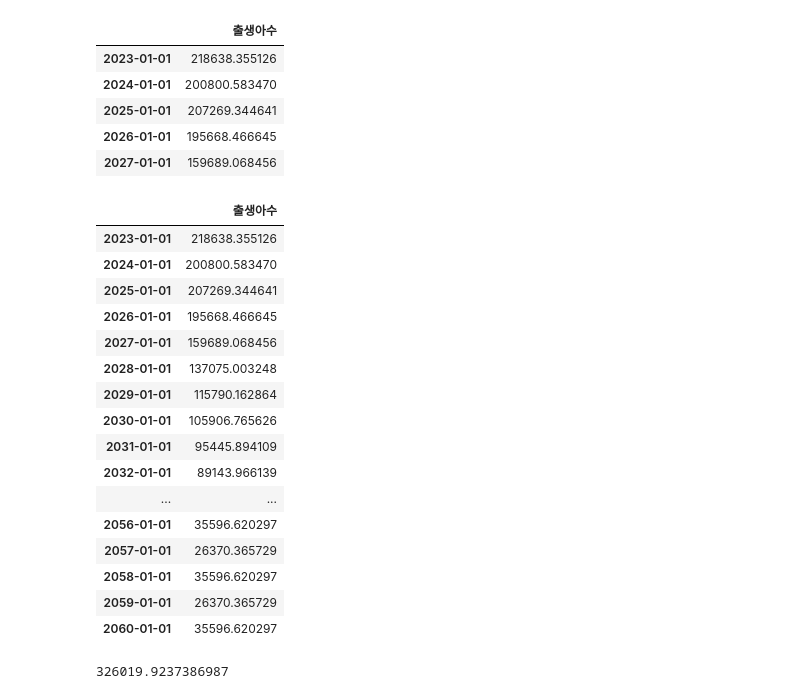
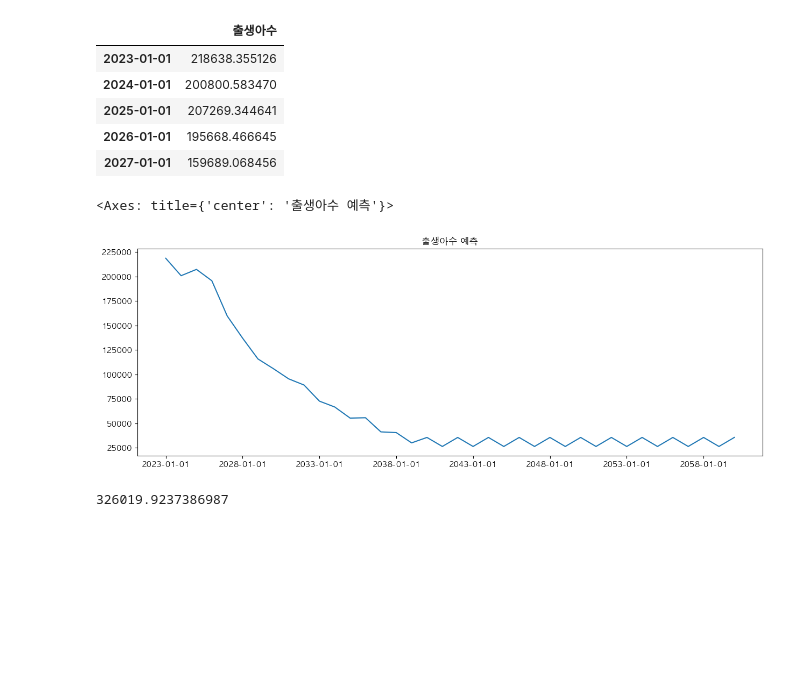
Before and after one commit to MinkyuRamen/2023KDS-HACKATHON, a Jupyter notebook: modeling/학령인구_추산.ipynb, the cells around one changed output. Drawn from its saved outputs; the diff is of its cells as text; code cells hidden in the pictures; blank space fills up the shorter version.

```diff
--- a/modeling/학령인구_추산.ipynb
+++ b/modeling/학령인구_추산.ipynb
@@ -75,26 +57,11 @@ births_data.head()
 | 2025-01-01 | 207269.344641 |
 | 2026-01-01 | 195668.466645 |
 | 2027-01-01 | 159689.068456 |
-# %%
-births_data
-# %% [output]
-|  | 출생아수 |
-| 2023-01-01 | 218638.355126 |
-| 2024-01-01 | 200800.583470 |
-| 2025-01-01 | 207269.344641 |
-| 2026-01-01 | 195668.466645 |
-| 2027-01-01 | 159689.068456 |
-| 2028-01-01 | 137075.003248 |
-| 2029-01-01 | 115790.162864 |
-| 2030-01-01 | 105906.765626 |
-| 2031-01-01 | 95445.894109 |
-| 2032-01-01 | 89143.966139 |
-| ... | ... |
-| 2056-01-01 | 35596.620297 |
-| 2057-01-01 | 26370.365729 |
-| 2058-01-01 | 35596.620297 |
-| 2059-01-01 | 26370.365729 |
-| 2060-01-01 | 35596.620297 |
+# %%
+births_data['출생아수'].plot(figsize = (15, 5), title = '출생아수 예측')
+# %% [output]
+<Axes: title={'center': '출생아수 예측'}>
+[figure, added]
 # %%
 def predict_population(target_year, age):  # target_year 예시 : 40, 50
     # 시작 연도 계산
```
Also changed, not shown: parts of 9 cells of this notebook, 4 other files.
